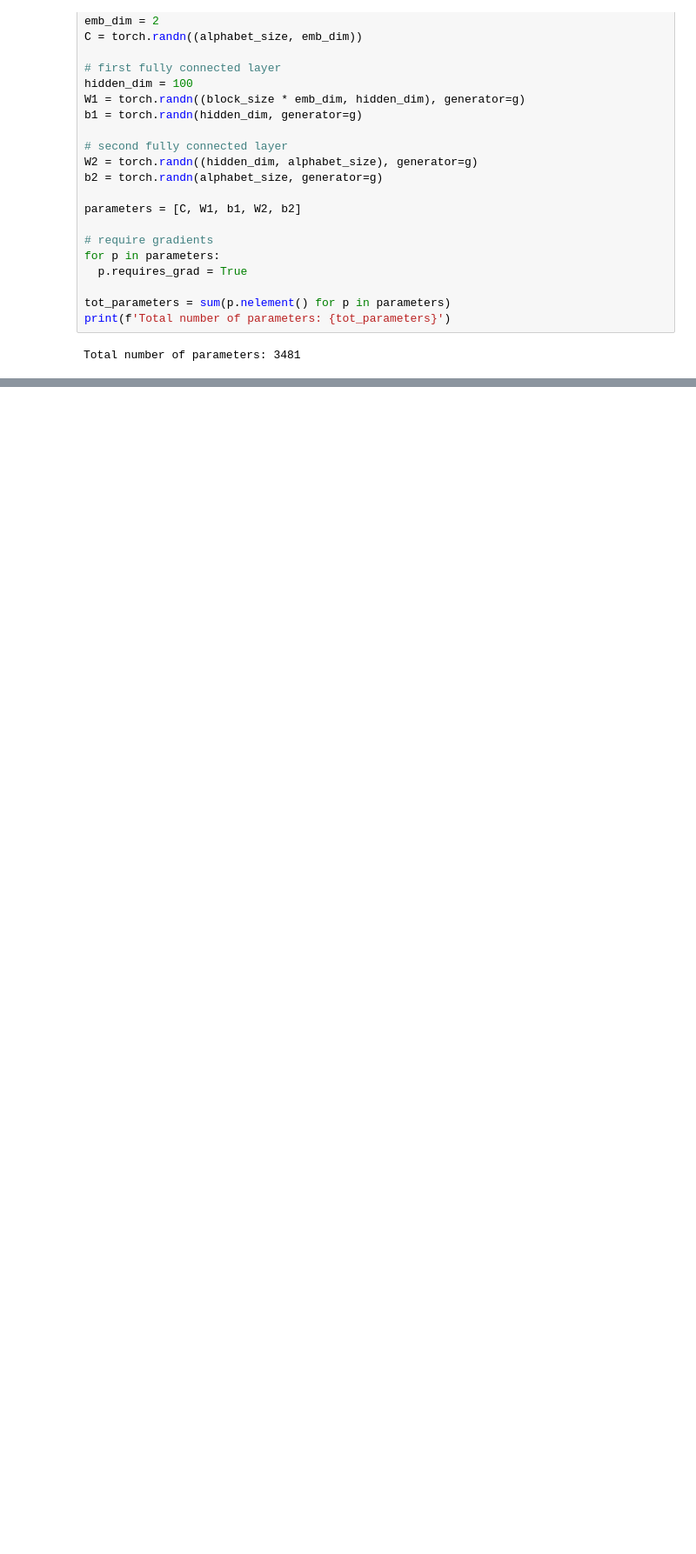
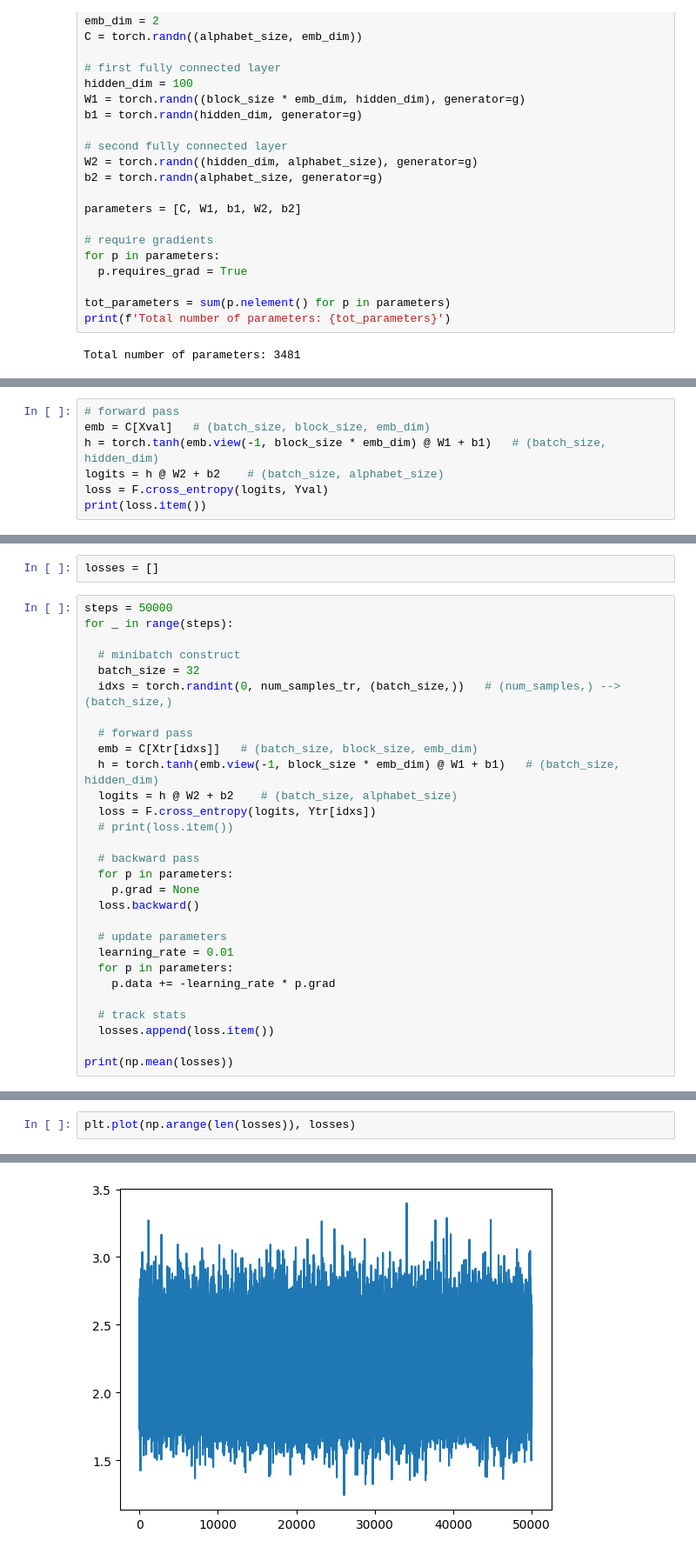
Before and after one commit to bubuloMallone/NeuralNetworksLM, a Jupyter notebook: mlp_names.ipynb, the cells around one changed output, grey strips where cells are left out. Shown at 87% size. Saved outputs shown, nothing was run; the diff lists cells and outputs as text; blank space fills up the shorter version.

```diff
--- a/mlp_names.ipynb
+++ b/mlp_names.ipynb
@@ -129,0 +276,7 @@ print(loss.item())
+# %%
+# forward pass
+emb = C[Xval]   # (batch_size, block_size, emb_dim)
+h = torch.tanh(emb.view(-1, block_size * emb_dim) @ W1 + b1)   # (batch_size, hidden_dim)
+logits = h @ W2 + b2    # (batch_size, alphabet_size)
+loss = F.cross_entropy(logits, Yval)
+print(loss.item())
@@ -129,0 +323,31 @@ print(loss.item())
+# %%
+losses = []
+# %%
+steps = 50000
+for _ in range(steps):
+
+  # minibatch construct
+  batch_size = 32
+  idxs = torch.randint(0, num_samples_tr, (batch_size,))   # (num_samples,) --> (batch_size,)
+
+  # forward pass
+  emb = C[Xtr[idxs]]   # (batch_size, block_size, emb_dim)
+  h = torch.tanh(emb.view(-1, block_size * emb_dim) @ W1 + b1)   # (batch_size, hidden_dim)
+  logits = h @ W2 + b2    # (batch_size, alphabet_size)
+  loss = F.cross_entropy(logits, Ytr[idxs])
+  # print(loss.item())
+
+  # backward pass
+  for p in parameters:
+    p.grad = None
+  loss.backward()
+
+  # update parameters
+  learning_rate = 0.01
+  for p in parameters:
+    p.data += -learning_rate * p.grad
+
+  # track stats
+  losses.append(loss.item())
+
+print(np.mean(losses))
@@ -129,0 +356,3 @@ print(loss.item())
+# %%
+plt.plot(np.arange(len(losses)), losses)
+# %% [output]
@@ -129,0 +360 @@ print(loss.item())
+[figure, added]
```
Also changed, not shown: parts of 22 cells of this notebook.
